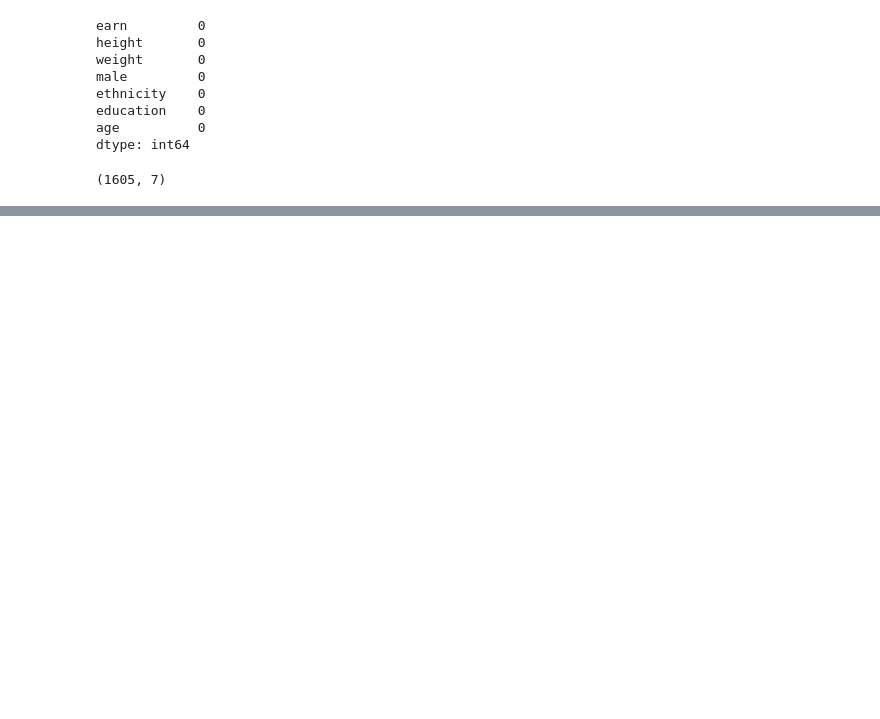
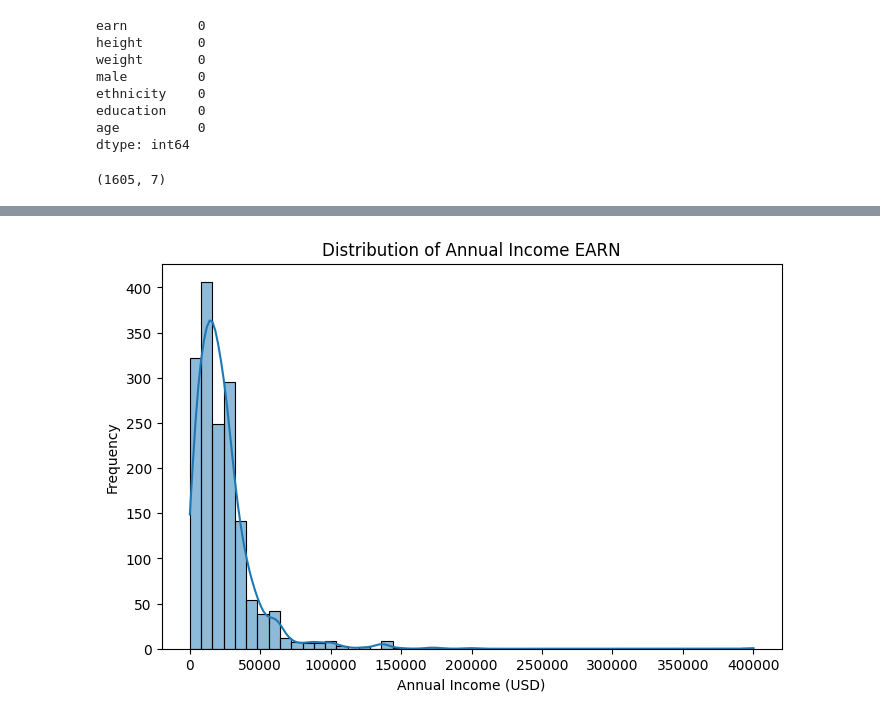
Before and after one commit to Darknight47/Data-Science-Project-01, a Jupyter notebook: linear_regression_with_interactioneffects.ipynb, the cells around one changed output, grey strips where cells are left out. Drawn from its saved outputs; the diff is of its cells as text; code cells hidden in the pictures; blank space fills up the shorter version.

Commit message:
earn

```diff
--- a/linear_regression_with_interactioneffects.ipynb
+++ b/linear_regression_with_interactioneffects.ipynb
@@ -91,0 +120,9 @@ dataset.shape
+# %%
+plt.figure(figsize=(8,5))
+sns.histplot(data=dataset['earn'], bins=50, kde=True)
+plt.title("Distribution of Annual Income EARN")
+plt.xlabel('Annual Income (USD)')
+plt.ylabel('Frequency')
+plt.show()
+# %% [output]
+[figure, added]
```
Also changed, not shown: parts of 14 cells of this notebook.
